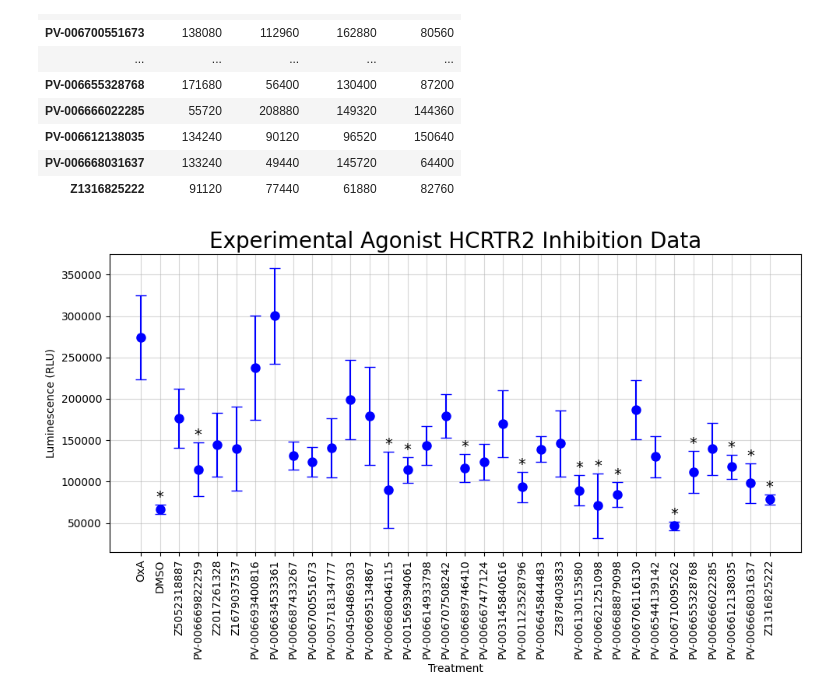
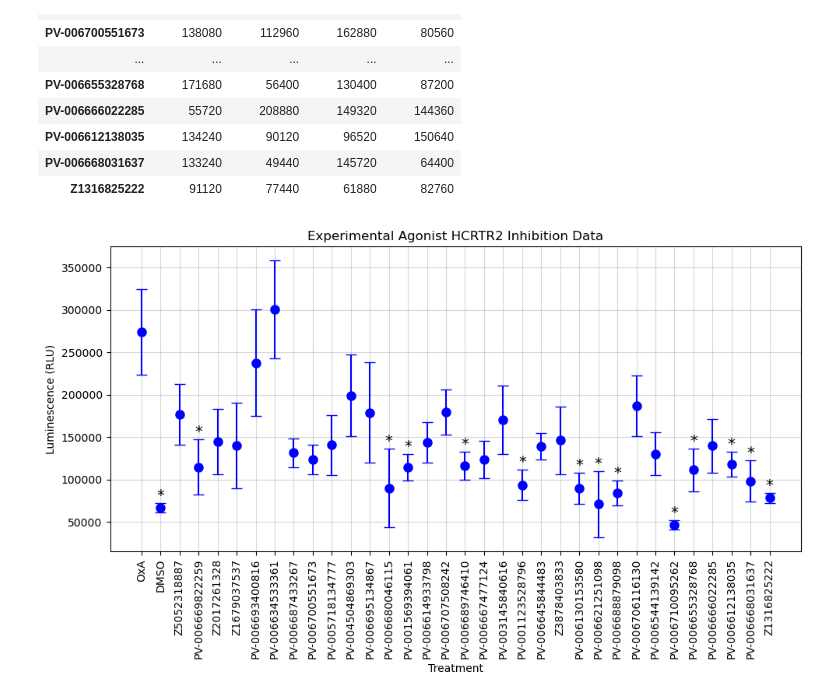
Before and after one commit to toadlover/ginsparg_thymelab_thesis, a Jupyter notebook: jupyter_notebooks/figure_making/presto_tango_data/1_17_25_agonist_as_antagonist_preliminary_experiment/1_17_25_agonist_as_antagonist_preliminary_experiment.ipynb, the cells around one changed output. Cells and saved outputs as stored; diff of their text form; code cells hidden in the pictures.

```diff
--- a/jupyter_notebooks/figure_making/presto_tango_data/1_17_25_agonist_as_antagonist_preliminary_experiment/1_17_25_agonist_as_antagonist_preliminary_experiment.ipynb
+++ b/jupyter_notebooks/figure_making/presto_tango_data/1_17_25_agonist_as_antagonist_preliminary_experiment/1_17_25_agonist_as_antagonist_preliminary_experiment.ipynb
@@ -103,32 +95,32 @@ for i, drug in enumerate(drug_names):
 
 # Step 4: Plot the data with error bars
 plt.figure(figsize=(10, 6))
 
 # Specify a color for all data points (e.g., 'blue')
 color = 'blue'
 
 # Plot the drugs with error bars and set all data points to the same color
 for i, drug in enumerate(drug_names):
     plt.errorbar(
         [i], drug_means[i], yerr=drug_sems[i], fmt="o", label=drug, capsize=5, markersize=8, color=color
     )
 
 # Add asterisks for statistical significance
 for i, p_value in enumerate(p_values):
     if p_value < 0.05:
         plt.text(
             i, drug_means[i] + drug_sems[i], "*", ha="center", va="bottom", fontsize=14, color="black"
         )
 
 # Customize the plot
-plt.title('Experimental Agonist HCRTR2 Inhibition Data', fontsize=20)
+plt.title('Experimental Agonist HCRTR2 Inhibition Data')
 plt.xlabel('Treatment')
 plt.ylabel('Luminescence (RLU)')
 plt.xticks(np.arange(len(drug_names)), drug_names, rotation=90, ha="center")
 plt.grid(alpha=0.5)
 plt.tight_layout()
 
 # Show the plot
 plt.show()
 # %% [output]
-[figure, old version]
+[figure, new version]
```
Also changed, not shown: parts of 3 cells of this notebook, 7 other files.
